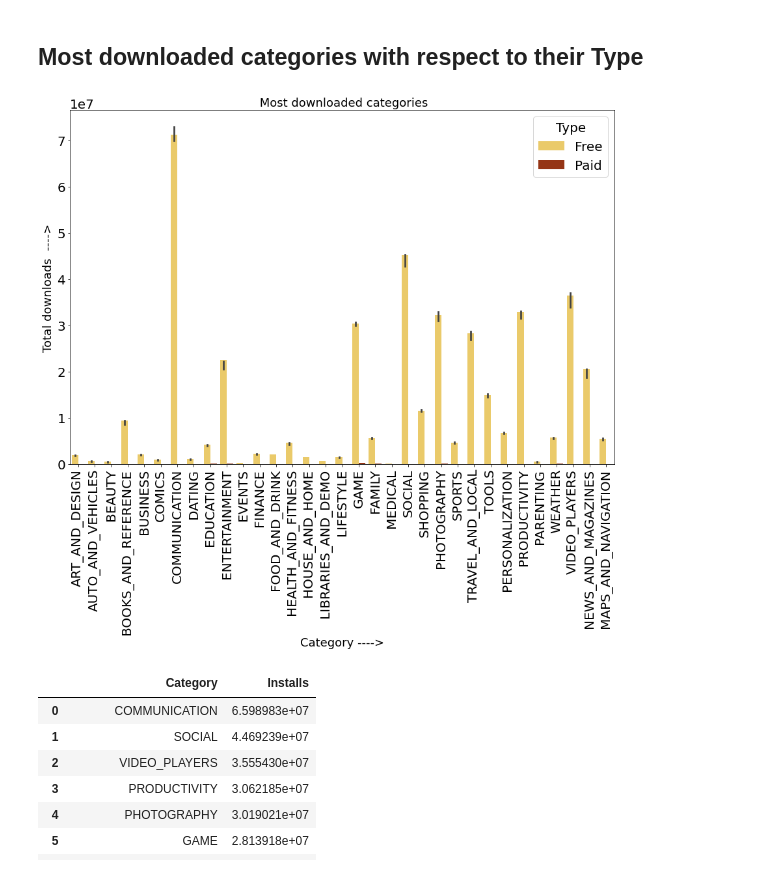
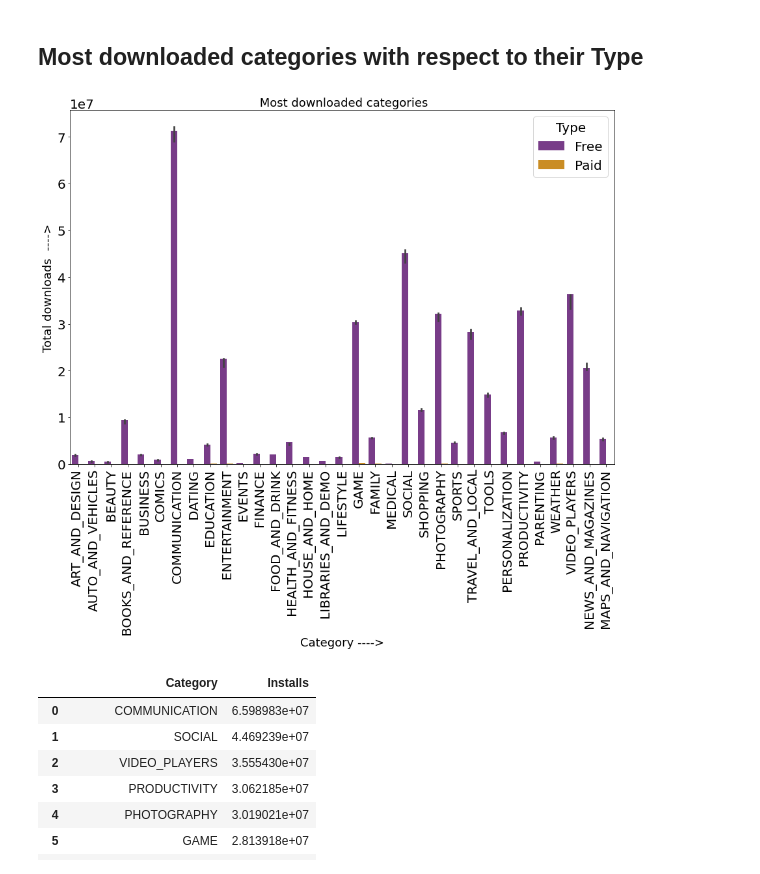
Before and after one commit to amol004/Google-Play-Store-EDA, a Jupyter notebook: Capstone_Project_Google_play_store_review_analysis_(EDA)_Notebook_{Amol_Thakur}.ipynb, the cells around one changed output. Saved outputs shown, nothing was run; the diff lists cells and outputs as text; code cells hidden in the pictures.

```diff
--- a/Capstone_Project_Google_play_store_review_analysis_(EDA)_Notebook_{Amol_Thakur}.ipynb
+++ b/Capstone_Project_Google_play_store_review_analysis_(EDA)_Notebook_{Amol_Thakur}.ipynb
@@ -576,14 +576,14 @@ cc.reset_index()
 # %%
 # Another visualization in which we will find out the most downloaded categories using barplot
 plt.rcParams['figure.figsize']=(15,10) # figure size
 # using seaborn to deploy barplot for columns 'Category' , 'Installs', 'Type'
-sns.barplot(x="Category",y="Installs",hue="Type",data=play_df,palette='afmhot_r',ci=10)
+sns.barplot(x="Category",y="Installs",hue="Type",data=play_df,palette="CMRmap",ci=10)
 plt.xticks(rotation=90) # rotating x axis labels
 plt.title(' Most downloaded categories',fontsize=18) # title
 plt.ylabel('Total downloads  ---->',fontsize=18) # y axis label
 plt.xlabel('Category ---->',fontsize=18); #x axis label
 # %% [output]
-[figure, old version]
+[figure, new version]
 # %%
 # Conforming above graph
 play_df.groupby(['Category'])['Installs'].mean().sort_values(ascending=False).reset_index()
```
Also changed, not shown: parts of 12 cells of this notebook.
